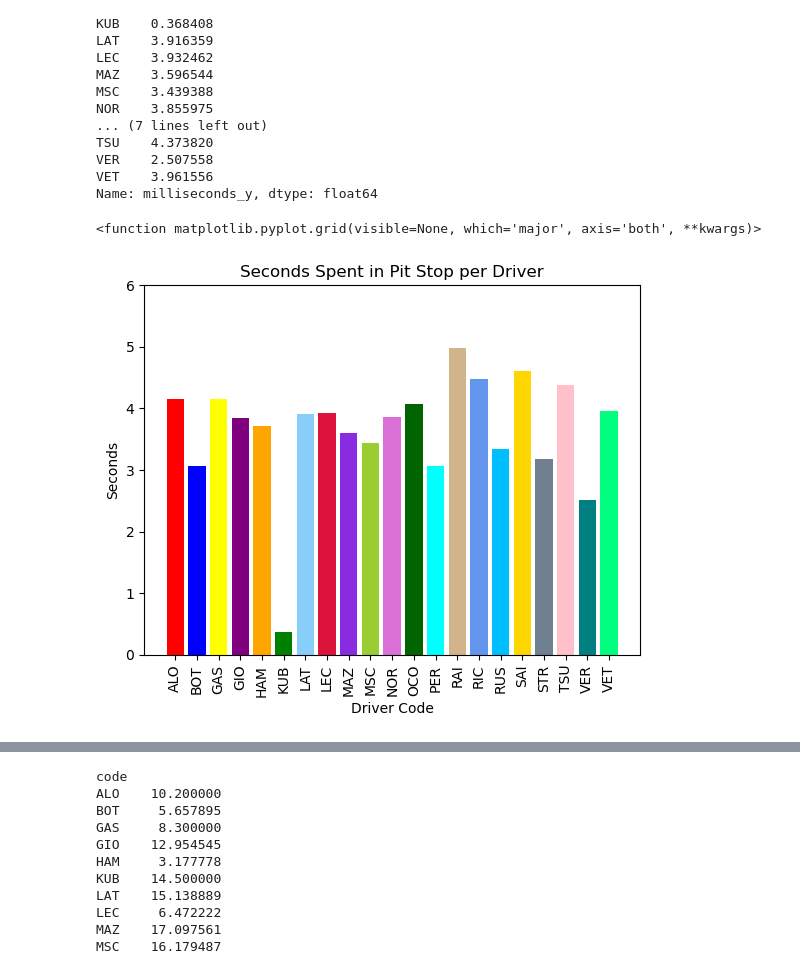
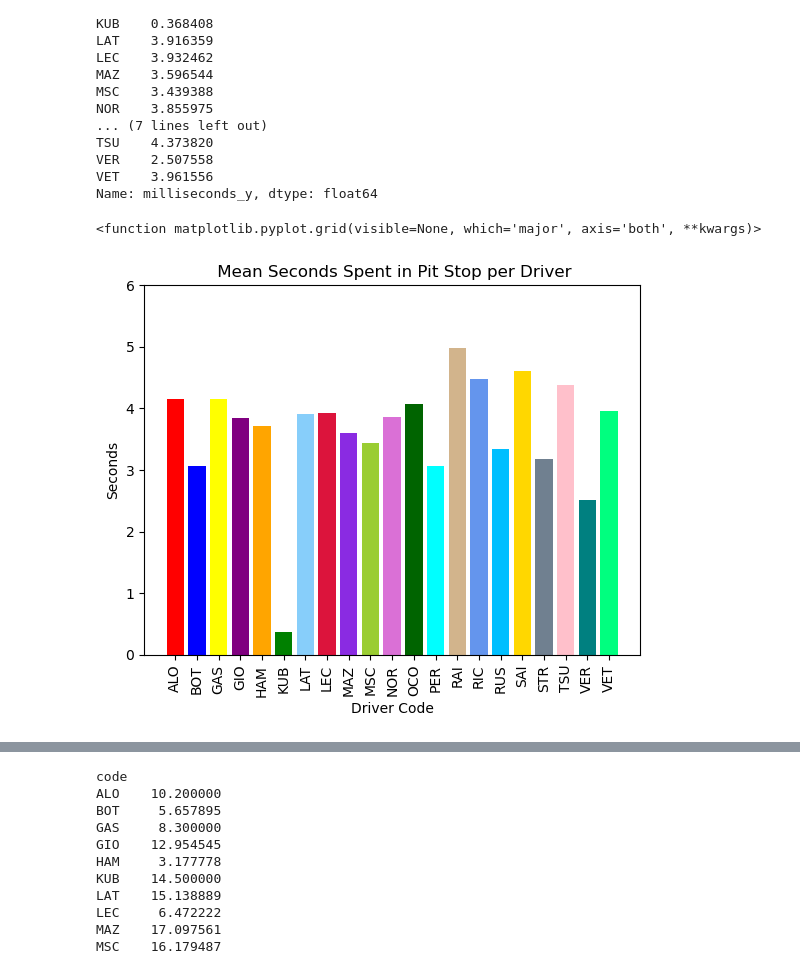
Before and after one commit to RyanBCole/Group-4, a Jupyter notebook: project_1/V3_bar.ipynb, the cells around one changed output, grey strips where cells are left out. Drawn from its saved outputs; the diff is of its cells as text; code cells hidden in the pictures.

```diff
--- a/project_1/V3_bar.ipynb
+++ b/project_1/V3_bar.ipynb
@@ -208,20 +211,22 @@ Name: milliseconds_y, dtype: float64
 # %%
 # Plot drivers against their pit stop times
 drivers = ['ALO', 'BOT', 'GAS', 'GIO', 'HAM', 'KUB', 'LAT', 'LEC', 'MAZ', 'MSC', 'NOR',  'OCO', 'PER', 'RAI', 'RIC', 'RUS', 'SAI', 'STR','TSU','VER','VET']
 
 plt.bar(drivers, df4, align='center', color = ['red', 'blue', 'yellow', 'purple', 'orange', 'green', 'lightskyblue',
                                               'crimson', 'blueviolet', 'yellowgreen', 'orchid', 'darkgreen',
                                               'cyan', 'tan', 'cornflowerblue', 'deepskyblue', 'gold', 'slategray',
                                               'pink', 'teal', 'springgreen'])
 plt.xticks(rotation='vertical')
-plt.title('Seconds Spent in Pit Stop per Driver')
+plt.title(' Mean Seconds Spent in Pit Stop per Driver')
 plt.ylabel('Seconds')
 plt.ylim(0,6)
 plt.xlabel('Driver Code')
 plt.grid
+
+## This might look better the other way
 # %% [output]
 <function matplotlib.pyplot.grid(visible=None, which='major', axis='both', **kwargs)>
-[figure, old version]
+[figure, new version]
 # %%
 # Take 2
 drivers = ['ALO', 'BOT', 'GAS', 'GIO', 'HAM', 'KUB', 'LAT', 'LEC', 'MAZ', 'MSC', 'NOR',  'OCO', 'PER', 'RAI', 'RIC', 'RUS', 'SAI', 'STR','TSU','VER','VET']
```
Also changed, not shown: parts of 7 cells of this notebook.
